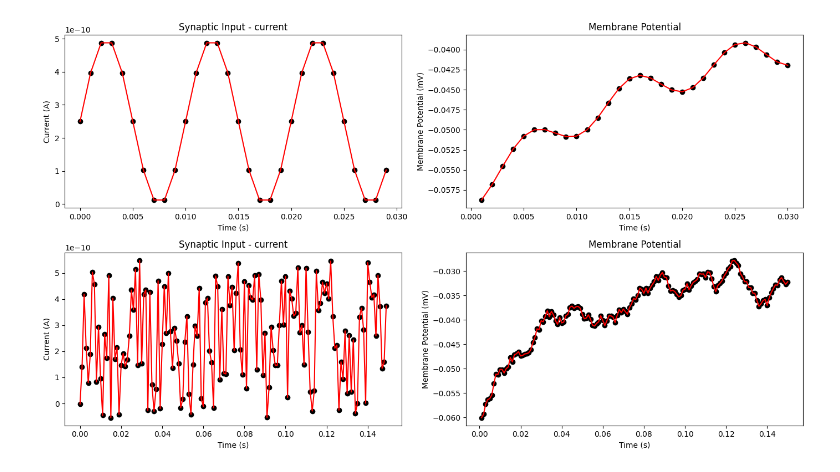
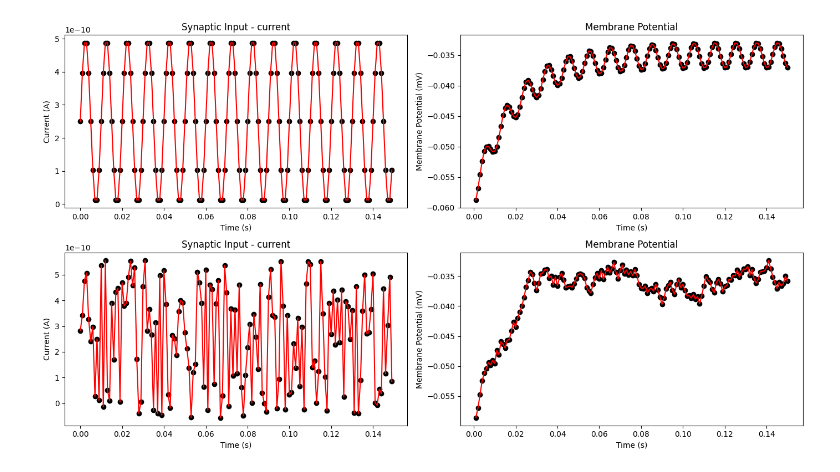
Before and after one commit to arjunpur/neuromatch, a Jupyter notebook: workshop1.ipynb, the cells around one changed output. Drawn from its saved outputs; the diff is of its cells as text; code cells hidden in the pictures.

```diff
--- a/workshop1.ipynb
+++ b/workshop1.ipynb
@@ -31,9 +31,11 @@ def membrane_potential(
         stop_t: float,
         step_t: float,
         synaptic_inputs: np.ndarray,
-) -> (np.ndarray, np.ndarray):
+        enable_spiking: bool = False,
+) -> (np.ndarray, np.ndarray, np.ndarray):
     potentials = []
     times = []
+    did_spike_boolean_index = np.zeros_like(synaptic_inputs)
     t = start_t
     step_idx = 0
     current_potential = initial_potential
@@ -43,7 +45,12 @@ def membrane_potential(
 
         # Calculate the next potential using a Euler step
         time_factor = step_t / tau
-        next_potential = current_potential + time_factor * (el - current_potential + r * current_synaptic_input)
+
+        if enable_spiking and current_potential > vth:
+            next_potential = vr
+            did_spike_boolean_index[step_idx] = 1
+        else:
+            next_potential = current_potential + time_factor * (el - current_potential + r * current_synaptic_input)
 
         # Increment state
         t += step_t
@@ -54,7 +61,7 @@ def membrane_potential(
         times.append(t)
         current_potential = next_potential
 
-    return potentials, times
+    return potentials, times, did_spike_boolean_index
 # %%
 from matplotlib.axes import Axes
 
@@ -88,35 +95,35 @@ def plot_membrane_potential(ax: Axes, result: np.ndarray, times: np.ndarray):
     ax.set_title('Membrane Potential')
     ax.plot(times, result, 'ko')
     ax.plot(times, result, 'red')
     ax.set_xlabel('Time (s)')
     ax.set_ylabel('Membrane Potential (mV)')
 
 def plot_histograms(ax: Axes,samples: List[np.ndarray]):
     ax.set_title("Membrane Potential Histogram)")
     for i in range(len(samples)):
         potentials = samples[i]
         _, bin_edges = np.histogram(potentials, bins='auto')
         ax.hist(potentials, bins=bin_edges, color = random_color())
 
 def random_color():
     return "#{:06x}".format(random.randint(0, 0xFFFFFF))
 
 fig, ax = plt.subplots(2, 2, figsize=(14, 8))
 
 # Plot non-random synaptic inputs
-syn_inputs_reg, times_syn_reg = synaptic_input(i_mean, 0, 0.03, dt)
-potentials_reg, times_potential_reg = membrane_potential(el, 0.0, 0.03, dt, syn_inputs_reg)
+syn_inputs_reg, times_syn_reg = synaptic_input(i_mean, 0, t_max, dt)
+potentials_reg, times_potential_reg, _ = membrane_potential(el, 0.0, t_max, dt, syn_inputs_reg)
 plot_synaptic_inputs(ax[0][0], syn_inputs_reg, times_syn_reg)
 plot_membrane_potential(ax[0][1], potentials_reg, times_potential_reg)
 
 # Plot random synpatic inputs and potentials
 syn_inputs_rand, times_syn_rand = synaptic_input_random(i_mean, 0.0, t_max, dt, rng)
-potentials_rand, times_potential_rand = membrane_potential(el, 0.0, t_max, dt, syn_inputs_rand)
+potentials_rand, times_potential_rand, _ = membrane_potential(el, 0.0, t_max, dt, syn_inputs_rand)
 plot_synaptic_inputs(ax[1][0], syn_inputs_rand, times_syn_rand)
 plot_membrane_potential(ax[1][1], potentials_rand, times_potential_rand)
 
 plt.tight_layout()
 plt.show()
 # %% [output]
-[figure, old version]
+[figure, new version]
 # %%
```
Also changed, not shown: parts of 2 cells of this notebook.
